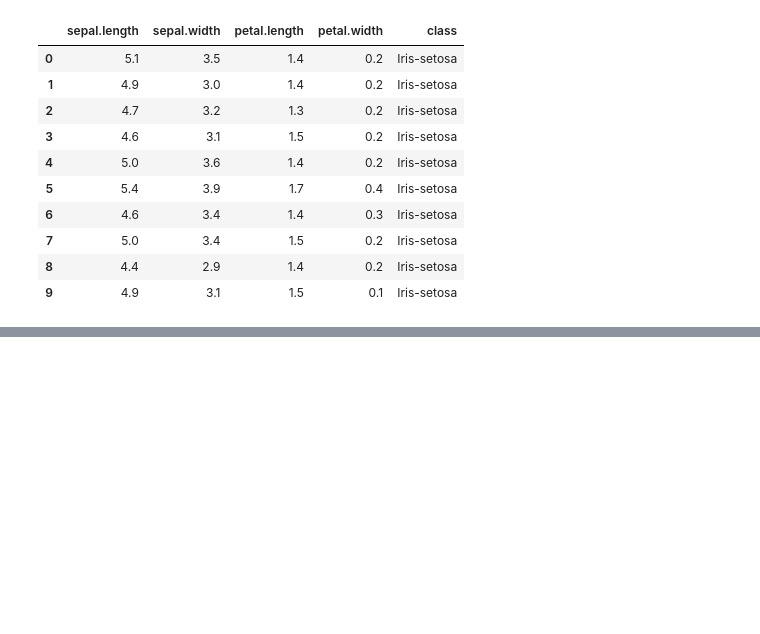
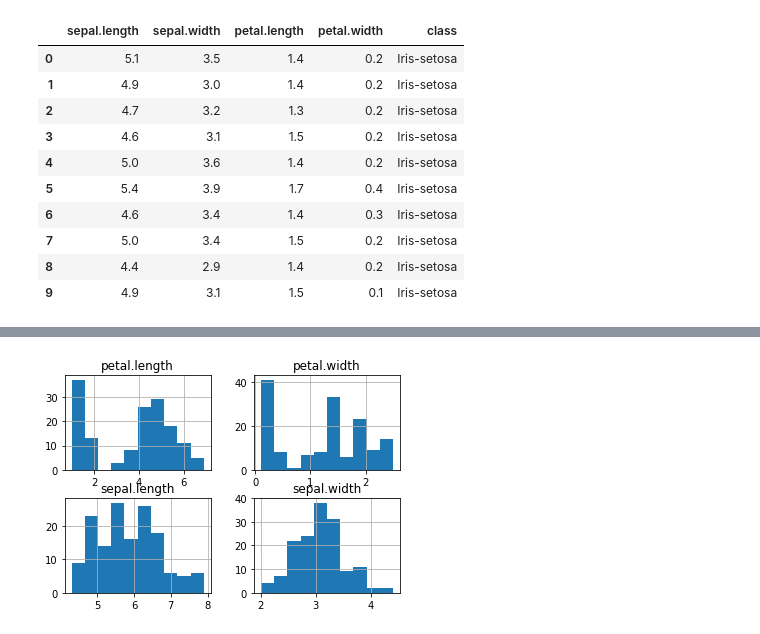
Before and after one commit to MichaelCHarrison/ML-Py-Iris-Dataset, a Jupyter notebook: 170515 Iris Data.ipynb, the cells around one changed output, grey strips where cells are left out. Cells and saved outputs as stored; diff of their text form; code cells hidden in the pictures; blank space fills up the shorter version.

```diff
--- a/170515 Iris Data.ipynb
+++ b/170515 Iris Data.ipynb
@@ -48,0 +81,6 @@ data.head(10)
+# %%
+# Histogram
+data.hist()
+pyplot.show()
+# %% [output]
+[figure, added]
```
Also changed, not shown: parts of 18 cells of this notebook.
